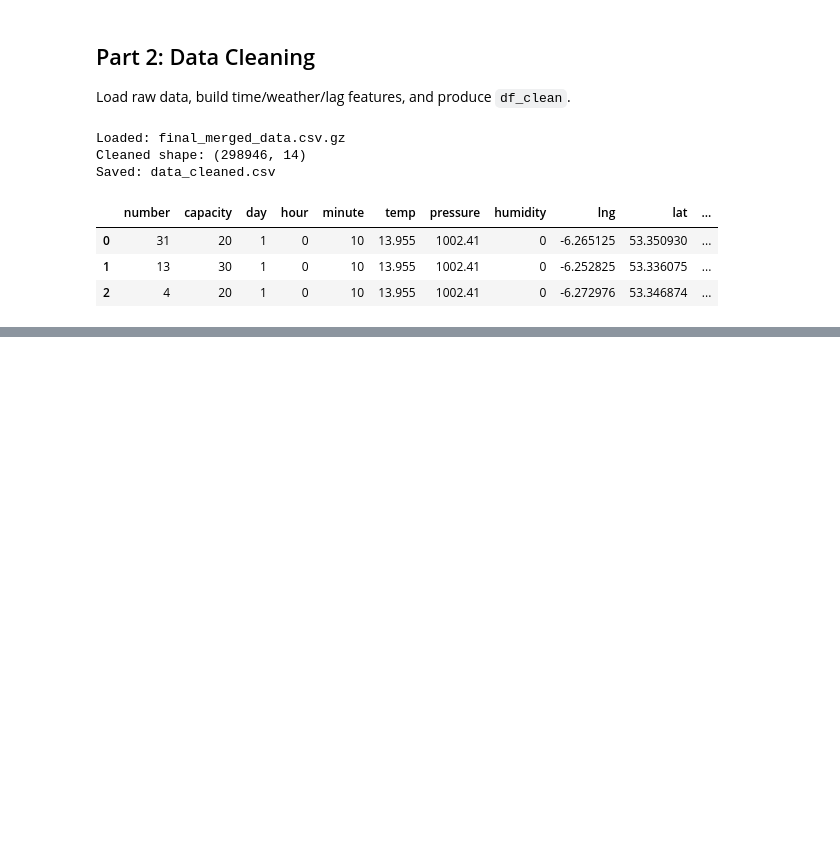
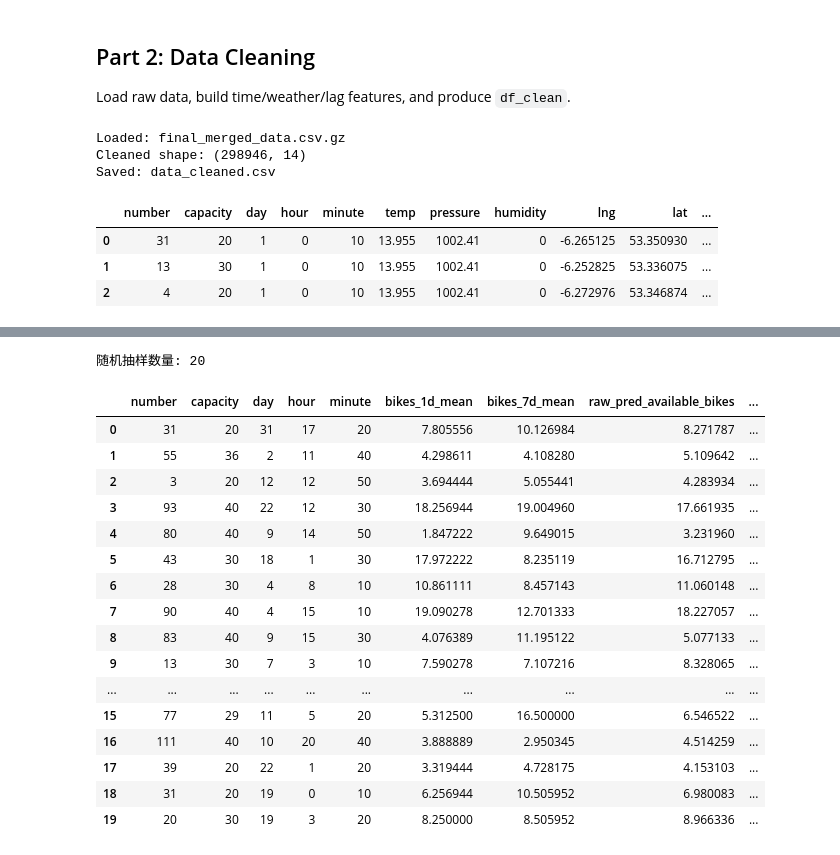
Before and after one commit to davidirving98/COMP30830-SE-Project-Work, a Jupyter notebook: machine_learning/ML.ipynb, the cells around one changed output, grey strips where cells are left out. Saved outputs shown, nothing was run; the diff lists cells and outputs as text; code cells hidden in the pictures; blank space fills up the shorter version.

```diff
--- a/machine_learning/ML.ipynb
+++ b/machine_learning/ML.ipynb
@@ -415 +363,80 @@ display(result_df)
+# %%
+# Cell 14: 模型预测测试（随机 20 条样本）
+# 目标：加载已保存模型，对 data_cleaned.csv 随机抽样 20 条做预测
+
+import pandas as pd
+import numpy as np
+import joblib
+
+# 显示时不省略列
+pd.set_option('display.max_columns', None)
+
+# 1) 硬编码路径
+csv_path = '/Users/alex/Desktop/COMP30830-David/machine_learning/data_cleaned.csv'
+model_path = '/Users/alex/Desktop/COMP30830-David/machine_learning/linear_regression_lag_model.joblib'
+meta_path = '/Users/alex/Desktop/COMP30830-David/machine_learning/linear_regression_lag_model_meta.joblib'
+
+# 2) 加载数据与模型
+df = pd.read_csv(csv_path)
+loaded_model = joblib.load(model_path)
+meta = joblib.load(meta_path)
+
+features = meta['features']
+target = meta.get('target', 'available_bikes')
+
+
+# 3) 随机抽样 20 条（若数据不足 20 条则全取）
+n = min(20, len(df))
+sample_df = df.sample(n=n, random_state=42).copy()
+
+# 4) 预测 + 业务后处理
+X_sample = sample_df[features]
+raw_pred = loaded_model.predict(X_sample)
+
+# 规则1：避免空跑（FP）—— 预测值小于 4 的直接置为 0
+pred = np.where(raw_pred < 4, 0, raw_pred)
+
+# 规则2：预测值限制在 [0, capacity]，避免超过站点容量
+if 'capacity' in sample_df.columns:
+    pred = np.clip(pred, 0, sample_df['capacity'].to_numpy())
+else:
+    pred = np.clip(pred, 0, None)
+
+# 预测结果取整为整数车位数
+sample_df['pred_available_bikes'] = np.rint(pred).astype(int)
+
+# 5) 输出结果（隐藏部分特征列，仅保留关键信息展示）
+hide_cols = {'temp', 'pressure', 'humidity', 'lng', 'lat'}
+show_feature_cols = [c for c in features if c not in hide_cols]
+sample_df['raw_pred_available_bikes'] = raw_pred
+show_cols = show_feature_cols + ['raw_pred_available_bikes', 'pred_available_bikes']
+
+if target in sample_df.columns:
+    sample_df['abs_error'] = (sample_df['pred_available_bikes'] - sample_df[target]).abs()
+    # 误差比例 = |预测-真实| / 真实值；真实值为 0 时记为 NaN 避免除零
+    sample_df['error_ratio'] = sample_df['abs_error'] / sample_df[target].replace(0, pd.NA)
+    show_cols += [target, 'abs_error', 'error_ratio']
+
+print(f'随机抽样数量: {n}')
+
+display(sample_df[show_cols].reset_index(drop=True))
+# %% [output]
+随机抽样数量: 20
+|  | number | capacity | day | hour | minute | bikes_1d_mean | bikes_7d_mean | raw_pred_available_bikes | ... |
+| 0 | 31 | 20 | 31 | 17 | 20 | 7.805556 | 10.126984 | 8.271787 | ... |
+| 1 | 55 | 36 | 2 | 11 | 40 | 4.298611 | 4.108280 | 5.109642 | ... |
+| 2 | 3 | 20 | 12 | 12 | 50 | 3.694444 | 5.055441 | 4.283934 | ... |
+| 3 | 93 | 40 | 22 | 12 | 30 | 18.256944 | 19.004960 | 17.661935 | ... |
+| 4 | 80 | 40 | 9 | 14 | 50 | 1.847222 | 9.649015 | 3.231960 | ... |
+| 5 | 43 | 30 | 18 | 1 | 30 | 17.972222 | 8.235119 | 16.712795 | ... |
+| 6 | 28 | 30 | 4 | 8 | 10 | 10.861111 | 8.457143 | 11.060148 | ... |
+| 7 | 90 | 40 | 4 | 15 | 10 | 19.090278 | 12.701333 | 18.227057 | ... |
+| 8 | 83 | 40 | 9 | 15 | 30 | 4.076389 | 11.195122 | 5.077133 | ... |
+| 9 | 13 | 30 | 7 | 3 | 10 | 7.590278 | 7.107216 | 8.328065 | ... |
+| ... | ... | ... | ... | ... | ... | ... | ... | ... | ... |
+| 15 | 77 | 29 | 11 | 5 | 20 | 5.312500 | 16.500000 | 6.546522 | ... |
+| 16 | 111 | 40 | 10 | 20 | 40 | 3.888889 | 2.950345 | 4.514259 | ... |
+| 17 | 39 | 20 | 22 | 1 | 20 | 3.319444 | 4.728175 | 4.153103 | ... |
+| 18 | 31 | 20 | 19 | 0 | 10 | 6.256944 | 10.505952 | 6.980083 | ... |
+| 19 | 20 | 30 | 19 | 3 | 20 | 8.250000 | 8.505952 | 8.966336 | ... |
 # %% [markdown]
```
Also changed, not shown: parts of 10 cells of this notebook, 5 other files.
